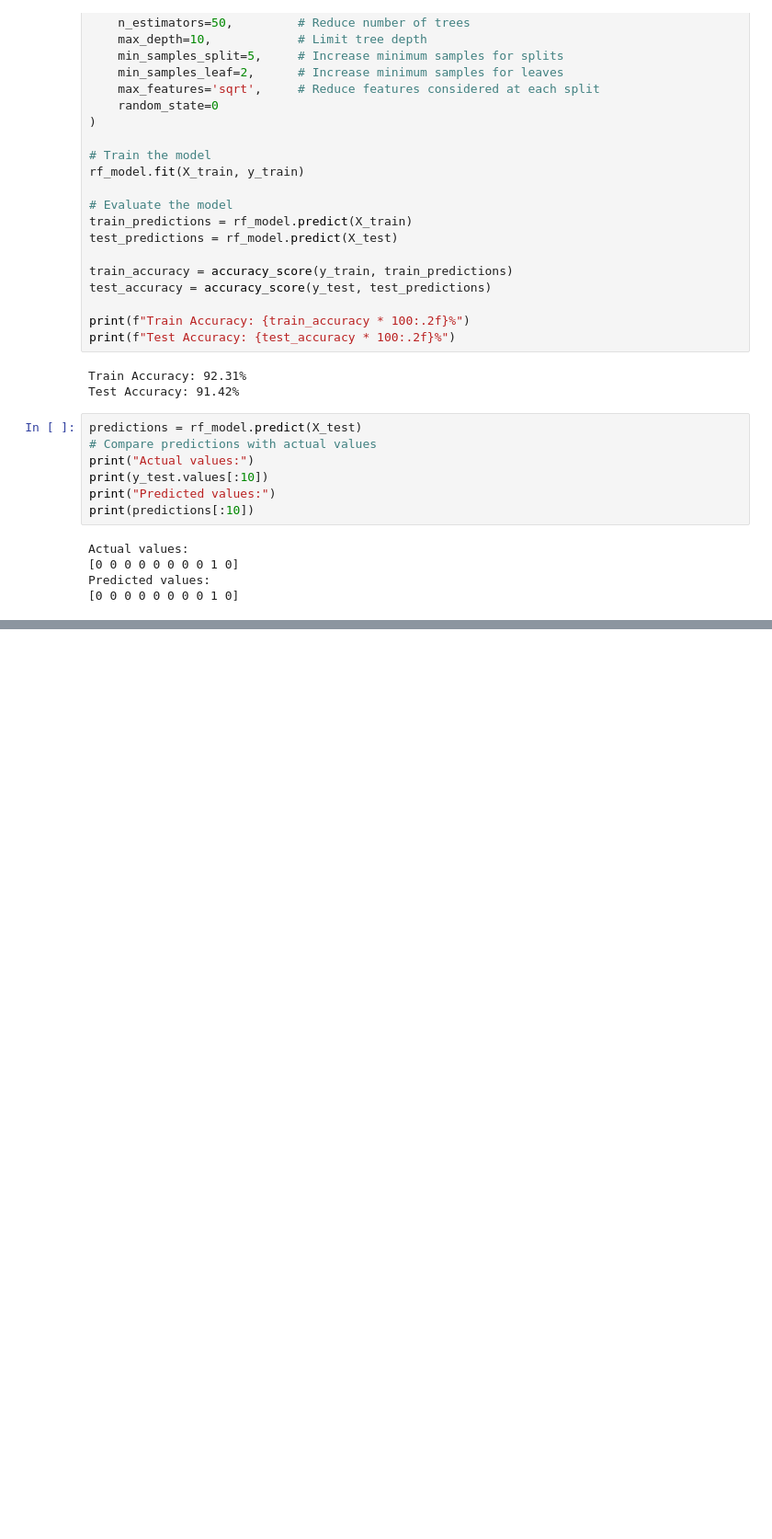
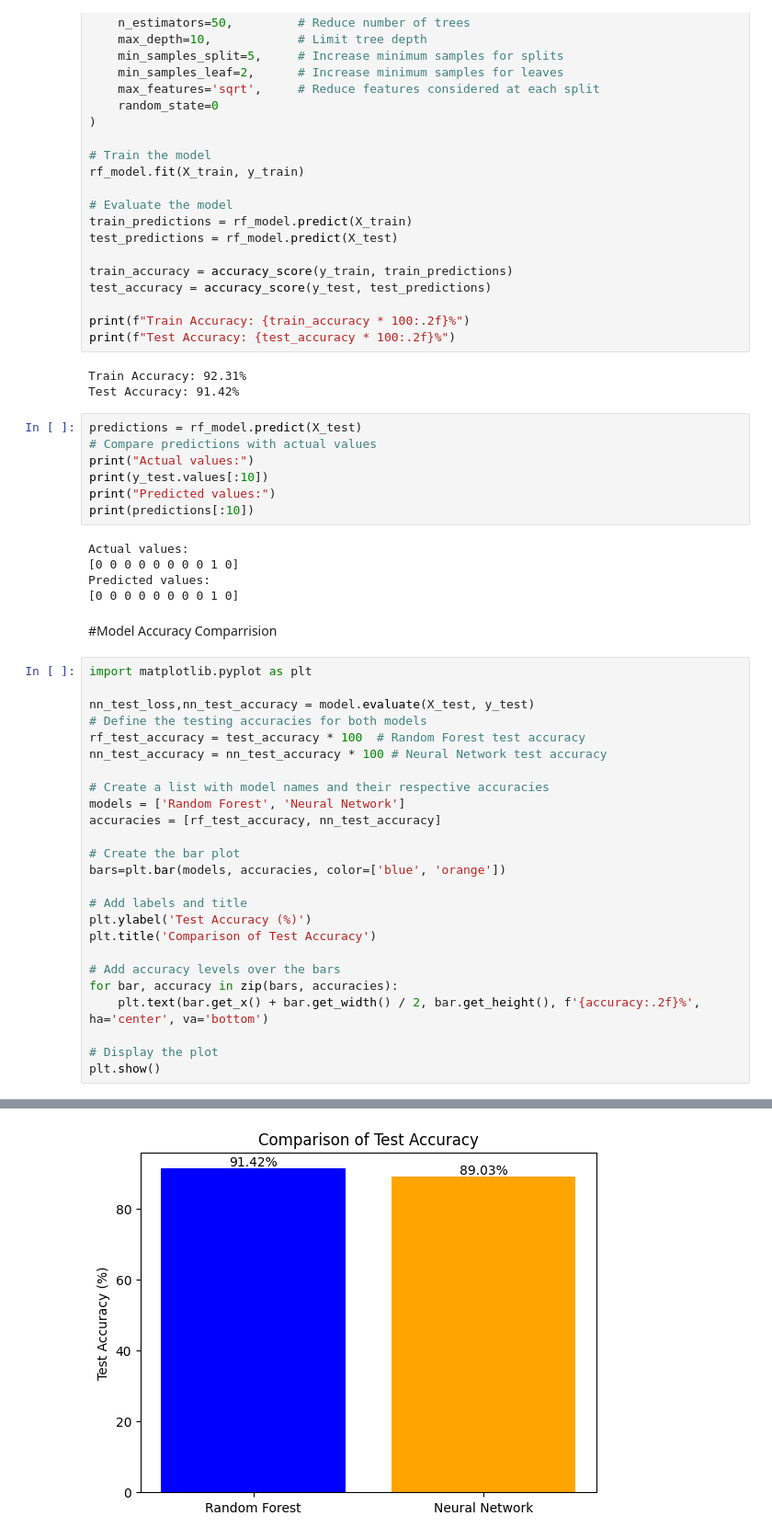
Before and after one commit to Yehan-Manodya/CM2604-Machine-learning-cw, a Jupyter notebook: Untitled1.ipynb, the cells around one changed output, grey strips where cells are left out. Shown at 92% size. Saved outputs shown, nothing was run; the diff lists cells and outputs as text; blank space fills up the shorter version.

Commit message:
Model Accuracy Comparrision

```diff
--- a/Untitled1.ipynb
+++ b/Untitled1.ipynb
@@ -519,3 +519,31 @@ Actual values:
 [0 0 0 0 0 0 0 0 1 0]
 Predicted values:
 [0 0 0 0 0 0 0 0 1 0]
+# %% [markdown]
+#Model Accuracy Comparrision
+# %%
+import matplotlib.pyplot as plt
+
+nn_test_loss,nn_test_accuracy = model.evaluate(X_test, y_test)
+# Define the testing accuracies for both models
+rf_test_accuracy = test_accuracy * 100  # Random Forest test accuracy
+nn_test_accuracy = nn_test_accuracy * 100 # Neural Network test accuracy
+
+# Create a list with model names and their respective accuracies
+models = ['Random Forest', 'Neural Network']
+accuracies = [rf_test_accuracy, nn_test_accuracy]
+
+# Create the bar plot
+bars=plt.bar(models, accuracies, color=['blue', 'orange'])
+
+# Add labels and title
+plt.ylabel('Test Accuracy (%)')
+plt.title('Comparison of Test Accuracy')
+
+# Add accuracy levels over the bars
+for bar, accuracy in zip(bars, accuracies):
+    plt.text(bar.get_x() + bar.get_width() / 2, bar.get_height(), f'{accuracy:.2f}%', ha='center', va='bottom')
+
+# Display the plot
+plt.show()
+# %% [output]
@@ -521,0 +551 @@ Predicted values:
+[figure, added]
```
Also changed, not shown: parts of 1 cell of this notebook.
